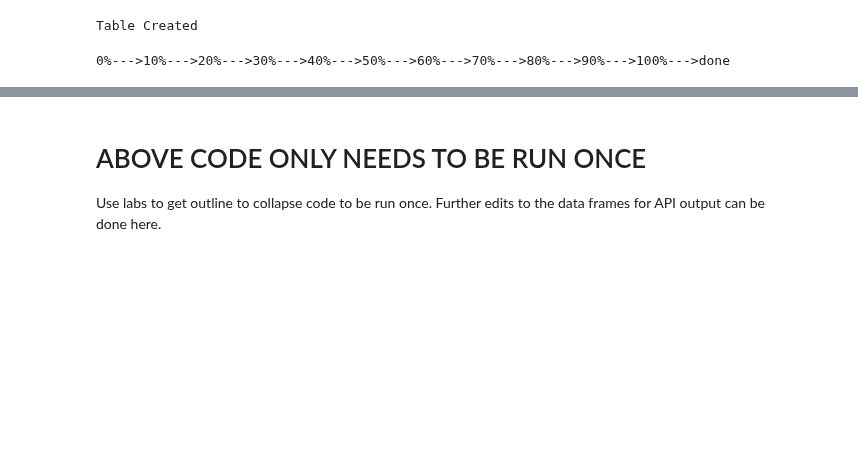
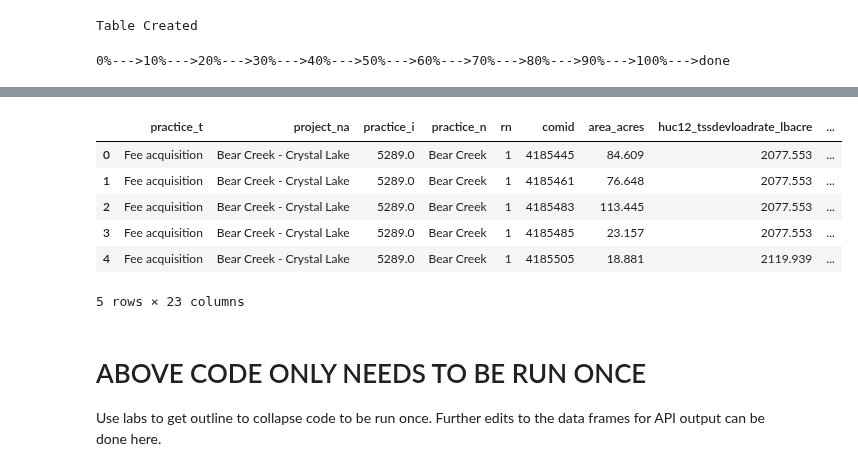
Before and after one commit to TheAcademyofNaturalSciences/WikiSRATMicroService, a Jupyter notebook: WikiSRAT_Demo.ipynb, the cells around one changed output, grey strips where cells are left out. Saved outputs shown, nothing was run; the diff lists cells and outputs as text; code cells hidden in the pictures; blank space fills up the shorter version.

Commit message:
Added in protection projects.

```diff
--- a/WikiSRAT_Demo.ipynb
+++ b/WikiSRAT_Demo.ipynb
@@ -276,0 +290,12 @@ print('done')
+# %%
+%%time
+
+db_connection_url = "postgresql://{}:{}@{}:{}/{}".format(_user[0], _password[0], _host[0], _port, _database[0])
+con = create_engine(db_connection_url)
+
+tablename_prot = 'protection_lbsavoided_fd'
+
+prot_select = 'SELECT * FROM datapolassess.{}'.format(tablename_prot)
+
+prot_df = gpd.read_postgis(prot_select, con)
+prot_df.info()
@@ -277,3 +320,13 @@ print('done')
+# %%
+prot_df.head()
+# %% [output]
+|  | practice_t | project_na | practice_i | practice_n | rn | comid | area_acres | huc12_tssdevloadrate_lbacre | ... |
+| 0 | Fee acquisition | Bear Creek - Crystal Lake | 5289.0 | Bear Creek | 1 | 4185445 | 84.609 | 2077.553 | ... |
+| 1 | Fee acquisition | Bear Creek - Crystal Lake | 5289.0 | Bear Creek | 1 | 4185461 | 76.648 | 2077.553 | ... |
+| 2 | Fee acquisition | Bear Creek - Crystal Lake | 5289.0 | Bear Creek | 1 | 4185483 | 113.445 | 2077.553 | ... |
+| 3 | Fee acquisition | Bear Creek - Crystal Lake | 5289.0 | Bear Creek | 1 | 4185485 | 23.157 | 2077.553 | ... |
+| 4 | Fee acquisition | Bear Creek - Crystal Lake | 5289.0 | Bear Creek | 1 | 4185505 | 18.881 | 2119.939 | ... |
+5 rows × 23 columns
 # %% [markdown]
 # ABOVE CODE ONLY NEEDS TO BE RUN ONCE
 
```
Also changed, not shown: parts of 4 cells of this notebook.
